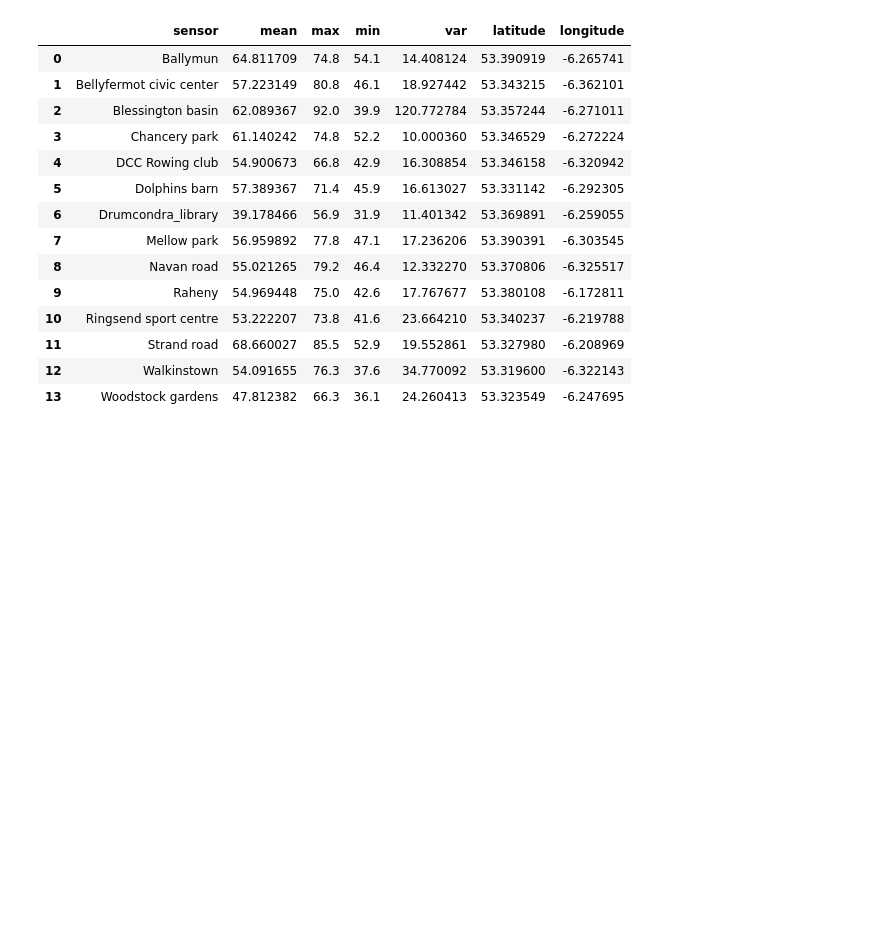
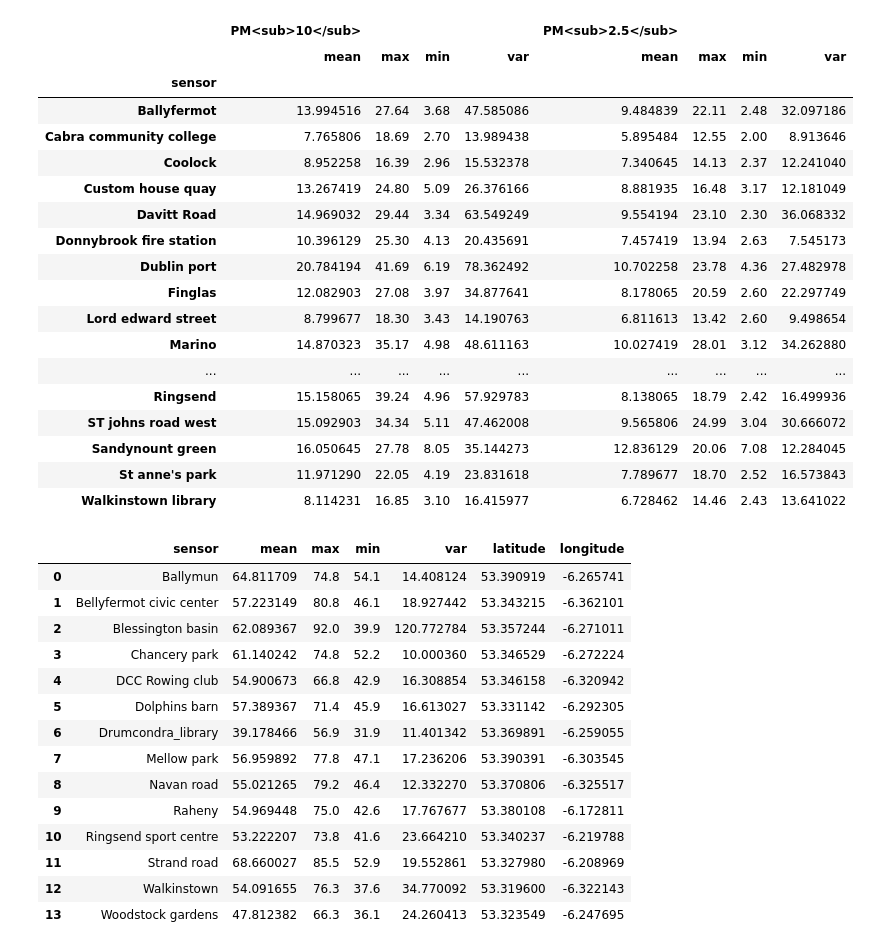
Before and after one commit to alexCCTcollege/Capstone, a Jupyter notebook: Transform.ipynb, the cells around one changed output. Drawn from its saved outputs; the diff is of its cells as text; code cells hidden in the pictures; blank space fills up the shorter version.

```diff
--- a/Transform.ipynb
+++ b/Transform.ipynb
@@ -56,2 +75,25 @@ Noise = read_csv_files_in_folder("C:\\Users\\santi\\OneDrive\\Desktop\\Flags\\Ca
 # %%
 Attributes_by_Sensor = Noise.groupby('sensor')['LAeq'].agg(['mean', 'max','min','var'])
+# %%
+Attributes_by_Sensor_air = Air.groupby('sensor')[['PM<sub>10</sub>','PM<sub>2.5</sub>']].agg(['mean', 'max','min','var'])
+Attributes_by_Sensor_air
+# %% [output]
+|  | PM<sub>10</sub> |  |  |  | PM<sub>2.5</sub> |  |  |  |
+|  | mean | max | min | var | mean | max | min | var |
+| sensor |  |  |  |  |  |  |  |  |
+| Ballyfermot | 13.994516 | 27.64 | 3.68 | 47.585086 | 9.484839 | 22.11 | 2.48 | 32.097186 |
+| Cabra community college | 7.765806 | 18.69 | 2.70 | 13.989438 | 5.895484 | 12.55 | 2.00 | 8.913646 |
+| Coolock | 8.952258 | 16.39 | 2.96 | 15.532378 | 7.340645 | 14.13 | 2.37 | 12.241040 |
+| Custom house quay | 13.267419 | 24.80 | 5.09 | 26.376166 | 8.881935 | 16.48 | 3.17 | 12.181049 |
+| Davitt Road | 14.969032 | 29.44 | 3.34 | 63.549249 | 9.554194 | 23.10 | 2.30 | 36.068332 |
+| Donnybrook fire station | 10.396129 | 25.30 | 4.13 | 20.435691 | 7.457419 | 13.94 | 2.63 | 7.545173 |
+| Dublin port | 20.784194 | 41.69 | 6.19 | 78.362492 | 10.702258 | 23.78 | 4.36 | 27.482978 |
+| Finglas | 12.082903 | 27.08 | 3.97 | 34.877641 | 8.178065 | 20.59 | 2.60 | 22.297749 |
+| Lord edward street | 8.799677 | 18.30 | 3.43 | 14.190763 | 6.811613 | 13.42 | 2.60 | 9.498654 |
+| Marino | 14.870323 | 35.17 | 4.98 | 48.611163 | 10.027419 | 28.01 | 3.12 | 34.262880 |
+| ... | ... | ... | ... | ... | ... | ... | ... | ... |
+| Ringsend | 15.158065 | 39.24 | 4.96 | 57.929783 | 8.138065 | 18.79 | 2.42 | 16.499936 |
+| ST johns road west | 15.092903 | 34.34 | 5.11 | 47.462008 | 9.565806 | 24.99 | 3.04 | 30.666072 |
+| Sandynount green | 16.050645 | 27.78 | 8.05 | 35.144273 | 12.836129 | 20.06 | 7.08 | 12.284045 |
+| St anne's park | 11.971290 | 22.05 | 4.19 | 23.831618 | 7.789677 | 18.70 | 2.52 | 16.573843 |
+| Walkinstown library | 8.114231 | 16.85 | 3.10 | 16.415977 | 6.728462 | 14.46 | 2.43 | 13.641022 |
```
Also changed, not shown: parts of 6 cells of this notebook.
